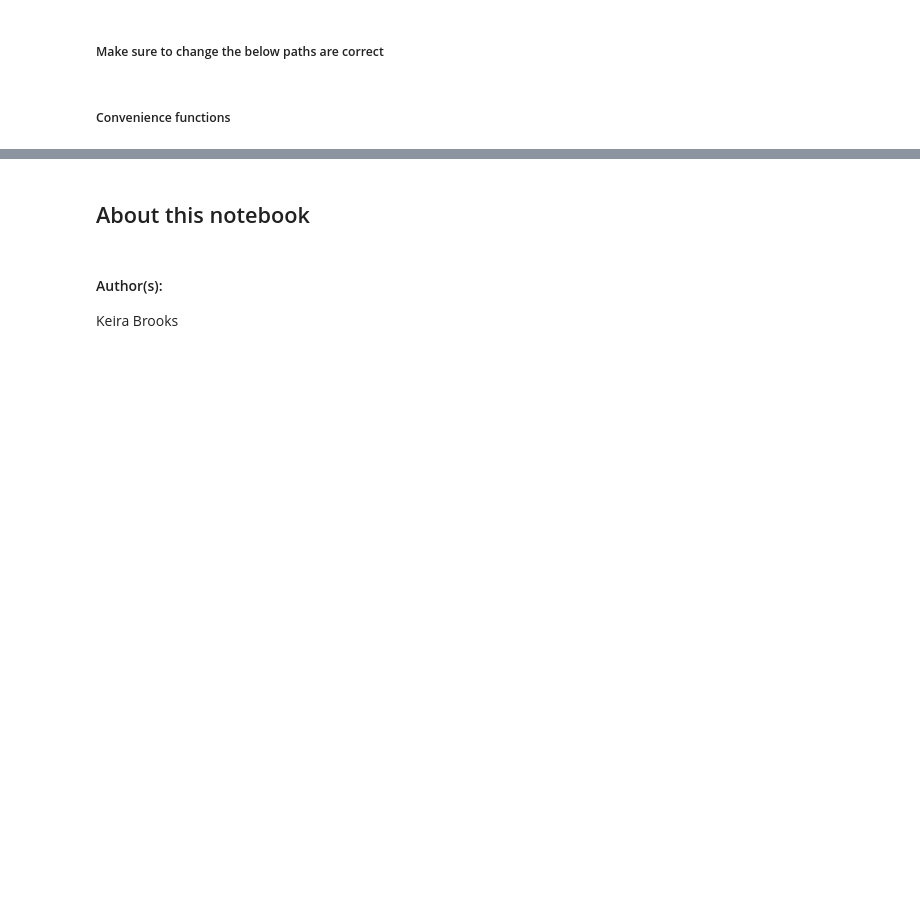
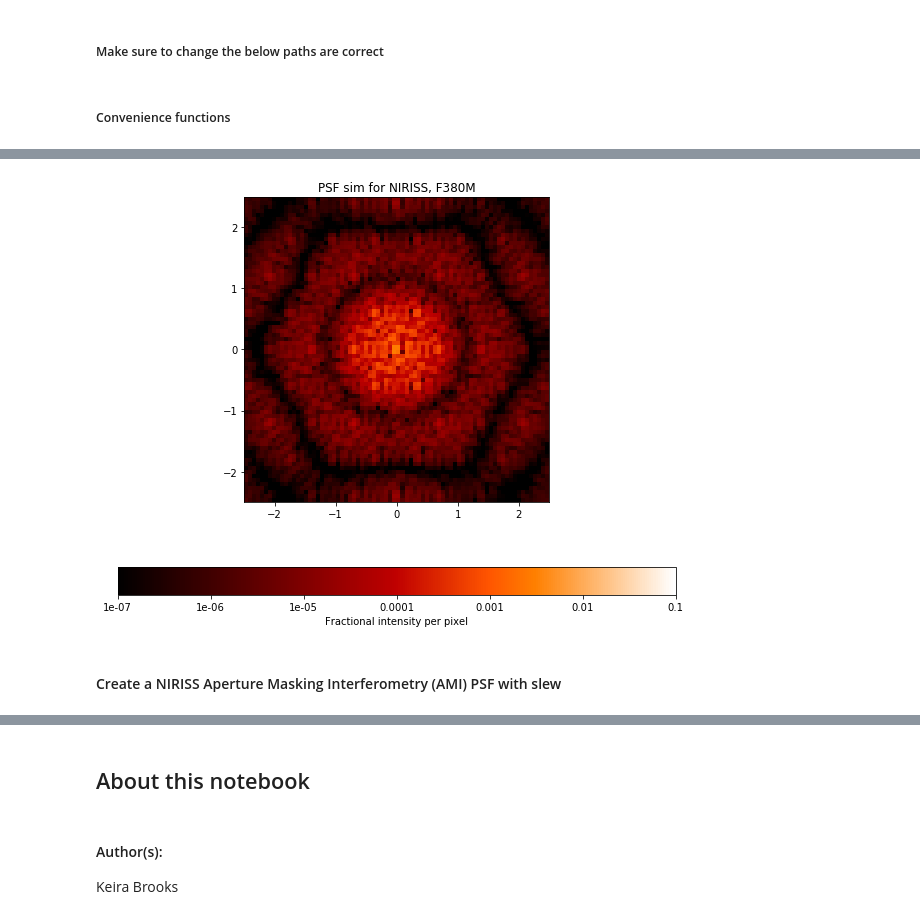
Before and after one commit to spacetelescope/webbpsf, a Jupyter notebook: notebooks/Example Construction of OPDs from Delta Time After Slew.ipynb, the cells around one changed output, grey strips where cells are left out. Cells and saved outputs as stored; diff of their text form; code cells hidden in the pictures; blank space fills up the shorter version.

```diff
--- a/notebooks/Example Construction of OPDs from Delta Time After Slew.ipynb
+++ b/notebooks/Example Construction of OPDs from Delta Time After Slew.ipynb
@@ -438,0 +437,2 @@ plt.show()
+# %%
+req_opd_nrs = os.path.join(path_to_webbpsf_data,"NIRISS", "OPD", "OPD_RevW_ote_for_NIRISS_requirements.fits.gz")
@@ -438,0 +451,10 @@ plt.show()
+# %%
+psf_nrs1 = niriss1.calc_psf(oversample=1)     # returns an astropy.io.fits.HDUlist containing PSF and header
+# %%
+fig, ax = plt.subplots(1, 1, figsize=(10,8))
+webbpsf.display_psf(psf_nrs1, ext=1, ax=ax, colorbar=True, colorbar_orientation='horizontal')
+plt.show()
+# %% [output]
+[figure, added]
+# %% [markdown]
+#### Create a NIRISS Aperture Masking Interferometry (AMI) PSF with slew
```
Also changed, not shown: parts of 45 cells of this notebook.
